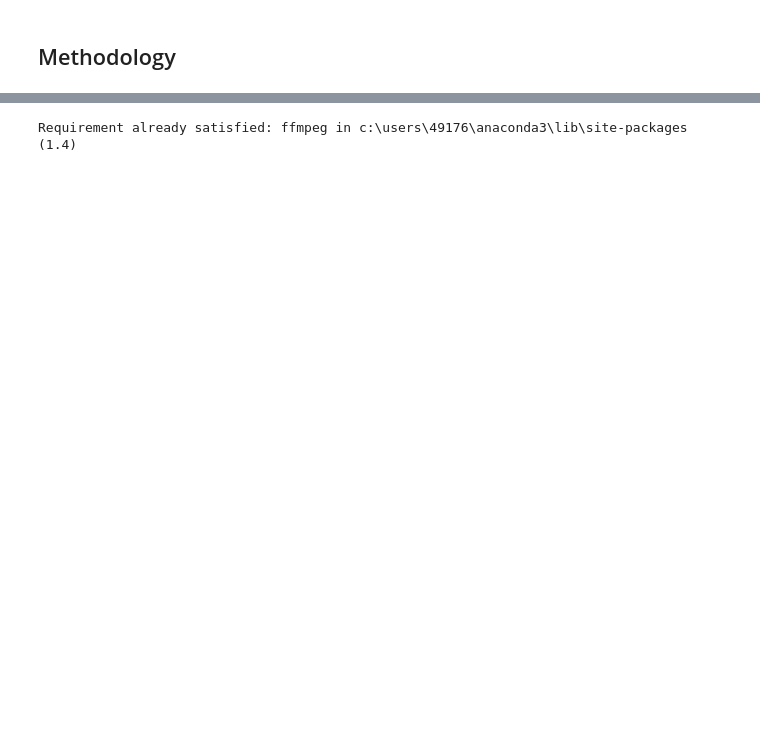
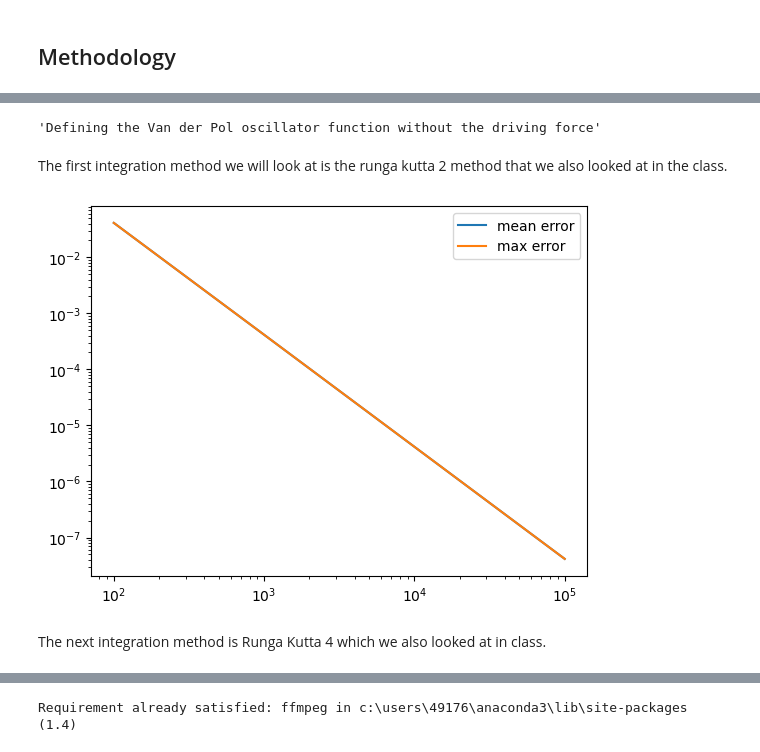
Before and after one commit to hasankin19/PHY-480-Project, a Jupyter notebook: PHY480-905_SemesterProjectTemplate.ipynb, the cells around one changed output, grey strips where cells are left out. Saved outputs shown, nothing was run; the diff lists cells and outputs as text; code cells hidden in the pictures; blank space fills up the shorter version.

```diff
--- a/PHY480-905_SemesterProjectTemplate.ipynb
+++ b/PHY480-905_SemesterProjectTemplate.ipynb
@@ -60,2 +26,0 @@ def RK(f,tf,n,mu):
-# %%
-trk,xrk,vrk=RK(VDPO,20,100000,0)
@@ -437,0 +46,55 @@ KeyboardInterrupt:
+# %%
+#Numerical solutions:
+
+def VDPO(mu,t,X, V):
+    dX = V
+    dV = mu*(1-X**2)*V - X
+    return dX, dV
+'''Defining the Van der Pol oscillator function without the driving force'''
+# Looking at the yssytem where mu is zero to see the most relaible integration method to compare it with the analytical
+# %% [output]
+'Defining the Van der Pol oscillator function without the driving force'
+# %%
+t=np.arange(0,1000,10)
+Act=np.cos(t)
+#Calculating the Actual solution
+# %% [markdown]
+The first integration method we will look at is the runga kutta 2 method that we also looked at in the class.
+# %%
+#RK 2
+
+
+def RK(f, tf, n, mu):
+    v = 0
+    x = 1
+    X_values = []
+    V_values = []
+    h = tf / n
+    tpoints = np.arange(0, tf, h)
+    for t in tpoints:
+        X_values.append(x)
+        V_values.append(v)
+        k1x, k1v = f(mu, t, x, v)
+        k2x, k2v = f(mu, t + h, x + h * k1x, v + h * k1v)
+        x += h * (k2x + k1x) / 2
+        v += h * (k2v + k1v) / 2
+    return tpoints, X_values, V_values
+# %%
+#Testing convergencee by increasing number of time steps:
+tsteps=[100,1000,10000,100000]
+mean_err=[]
+max_err=[]
+for ts in tsteps:
+    trk,xrk,vrk=RK(VDPO,20,ts,0)
+    Act=np.cos(trk)
+    max_err.append(np.max(np.abs(xrk-Act)))
+    mean_err.append(np.mean(np.abs(xrk-Act)))
+# %%
+plt.plot(tsteps,mean_err,label='mean error')
+plt.plot(tsteps,mean_err,label='max error')
+plt.yscale('log')
+plt.xscale('log')
+plt.legend()
+plt.show()
+# %% [output]
+[figure, added]
@@ -437,0 +103,2 @@ KeyboardInterrupt:
+# %% [markdown]
+The next integration method is Runga Kutta 4 which we also looked at in class.
```
Also changed, not shown: parts of 96 cells of this notebook.
